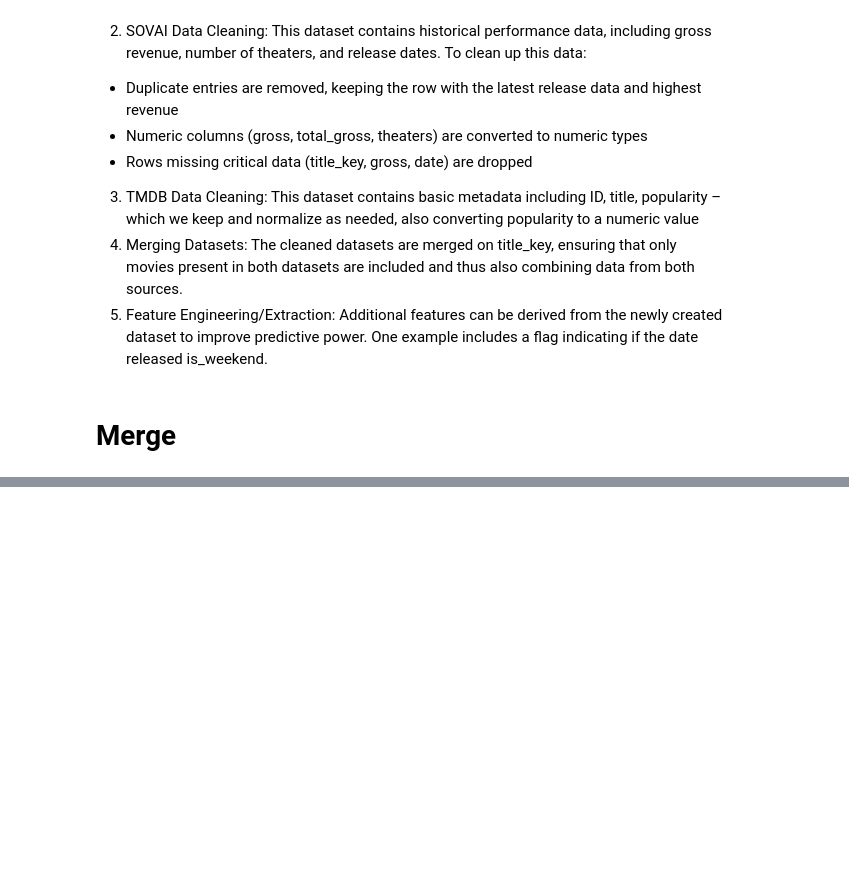
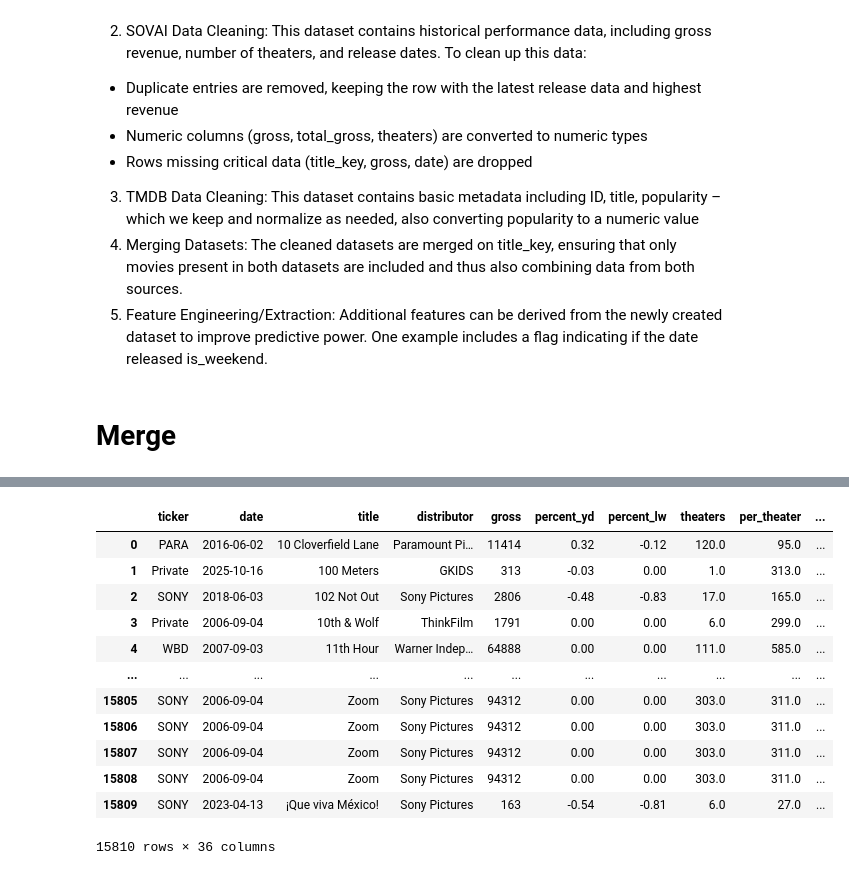
Before and after one commit to skrigel/cinema_by_the_numbers, a Jupyter notebook: data_cleaning/cleaning_and_merging.ipynb, the cells around one changed output, grey strips where cells are left out. Drawn from its saved outputs; the diff is of its cells as text; code cells hidden in the pictures; blank space fills up the shorter version.

```diff
--- a/data_cleaning/cleaning_and_merging.ipynb
+++ b/data_cleaning/cleaning_and_merging.ipynb
@@ -139,3 +192,19 @@ merged_df[['title_key', 'date', 'gross', 'popularity', 'is_weekend']].head(n) #p
+# %%
+merged_df
+# %% [output]
+|  | ticker | date | title | distributor | gross | percent_yd | percent_lw | theaters | per_theater | ... |
+| 0 | PARA | 2016-06-02 | 10 Cloverfield Lane | Paramount Pi… | 11414 | 0.32 | -0.12 | 120.0 | 95.0 | ... |
+| 1 | Private | 2025-10-16 | 100 Meters | GKIDS | 313 | -0.03 | 0.00 | 1.0 | 313.0 | ... |
+| 2 | SONY | 2018-06-03 | 102 Not Out | Sony Pictures | 2806 | -0.48 | -0.83 | 17.0 | 165.0 | ... |
+| 3 | Private | 2006-09-04 | 10th & Wolf | ThinkFilm | 1791 | 0.00 | 0.00 | 6.0 | 299.0 | ... |
+| 4 | WBD | 2007-09-03 | 11th Hour | Warner Indep… | 64888 | 0.00 | 0.00 | 111.0 | 585.0 | ... |
+| ... | ... | ... | ... | ... | ... | ... | ... | ... | ... | ... |
+| 15805 | SONY | 2006-09-04 | Zoom | Sony Pictures | 94312 | 0.00 | 0.00 | 303.0 | 311.0 | ... |
+| 15806 | SONY | 2006-09-04 | Zoom | Sony Pictures | 94312 | 0.00 | 0.00 | 303.0 | 311.0 | ... |
+| 15807 | SONY | 2006-09-04 | Zoom | Sony Pictures | 94312 | 0.00 | 0.00 | 303.0 | 311.0 | ... |
+| 15808 | SONY | 2006-09-04 | Zoom | Sony Pictures | 94312 | 0.00 | 0.00 | 303.0 | 311.0 | ... |
+| 15809 | SONY | 2023-04-13 | ¡Que viva México! | Sony Pictures | 163 | -0.54 | -0.81 | 6.0 | 27.0 | ... |
+15810 rows × 36 columns
 # %%
 merged_df.to_csv("../data/cleaned/merged_df.csv", index=False)
 # %%
```
Also changed, not shown: parts of 14 cells of this notebook, 31 other files.
